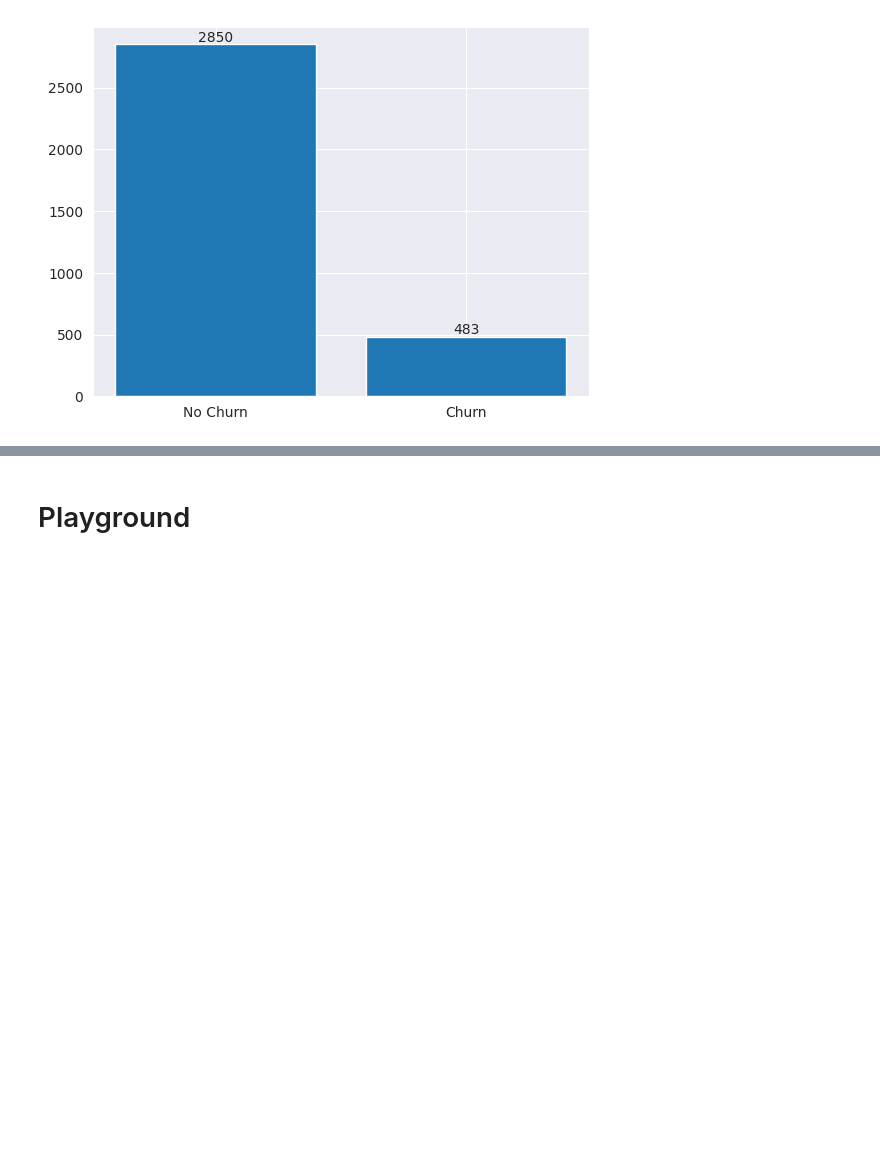
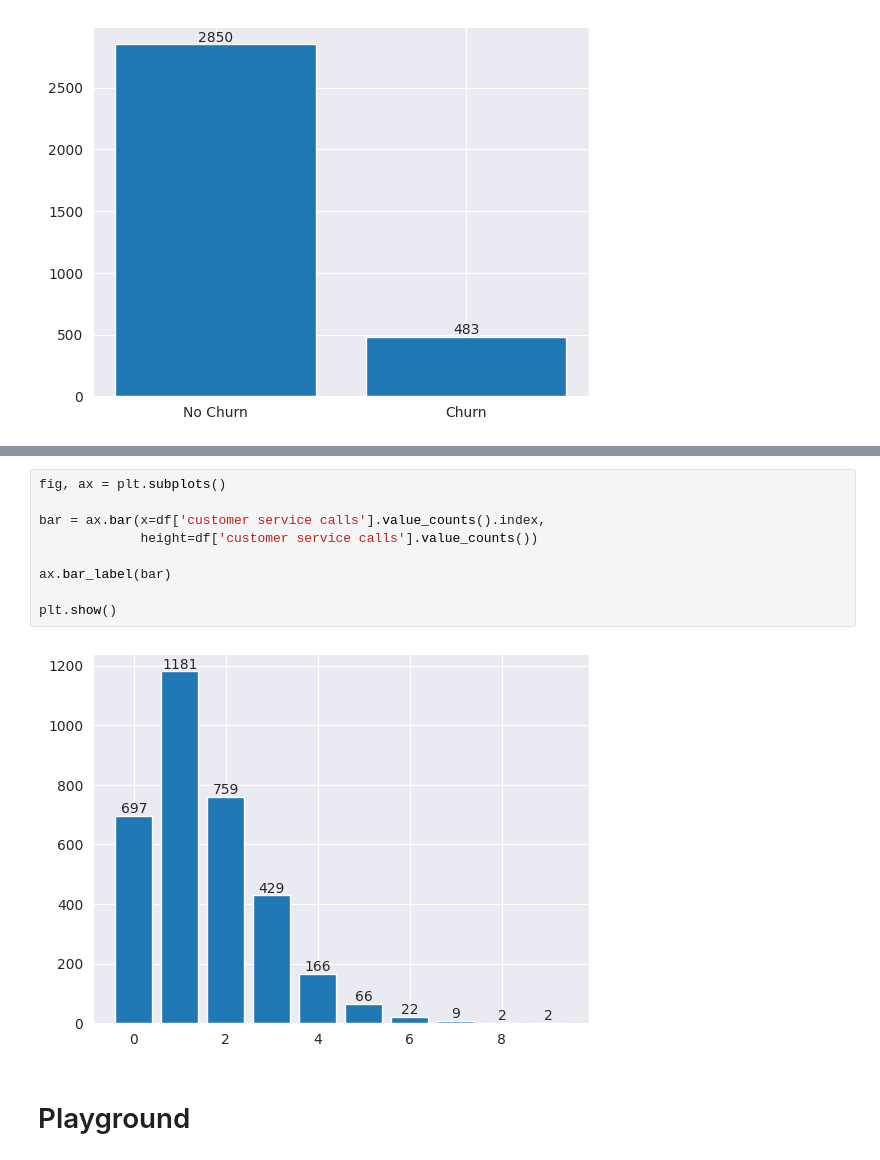
Before and after one commit to bmjaron/phase_3_project, a Jupyter notebook: Untitled1.ipynb, the cells around one changed output, grey strips where cells are left out. Drawn from its saved outputs; the diff is of its cells as text; blank space fills up the shorter version.

```diff
--- a/Untitled1.ipynb
+++ b/Untitled1.ipynb
@@ -90,3 +106,14 @@ plt.show()
+# %%
+fig, ax = plt.subplots()
+
+bar = ax.bar(x=df['customer service calls'].value_counts().index,
+             height=df['customer service calls'].value_counts())
+
+ax.bar_label(bar)
+
+plt.show()
+# %% [output]
+[figure, added]
 # %% [markdown]
 # Playground
 # %%
```
Also changed, not shown: parts of 5 cells of this notebook.
